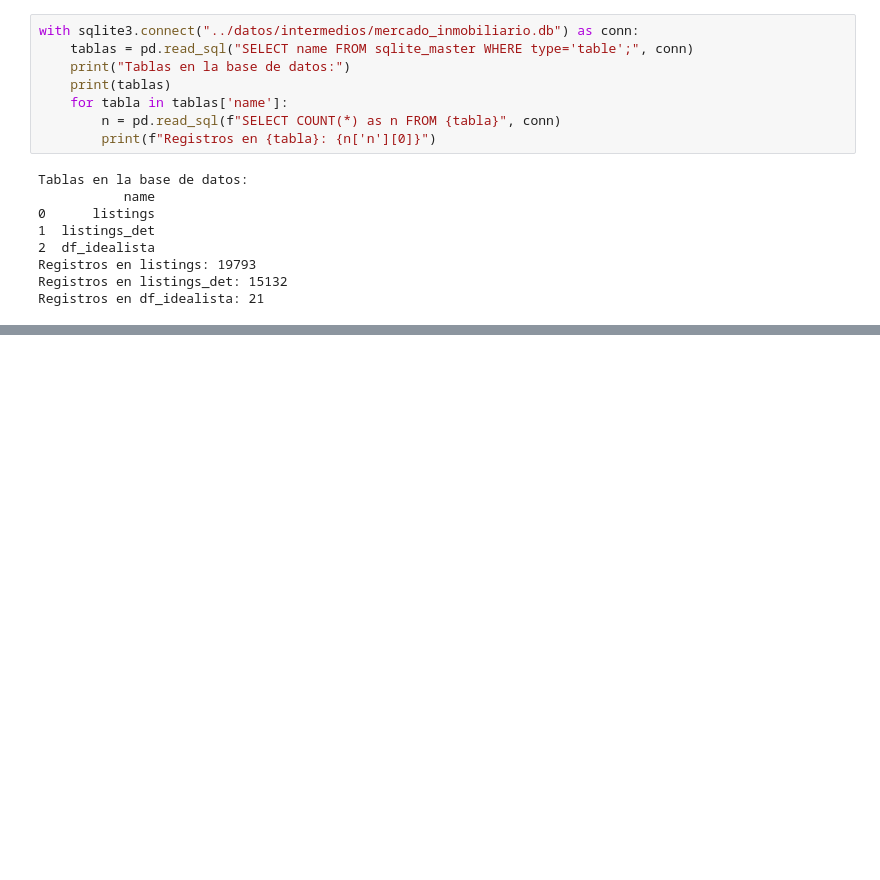
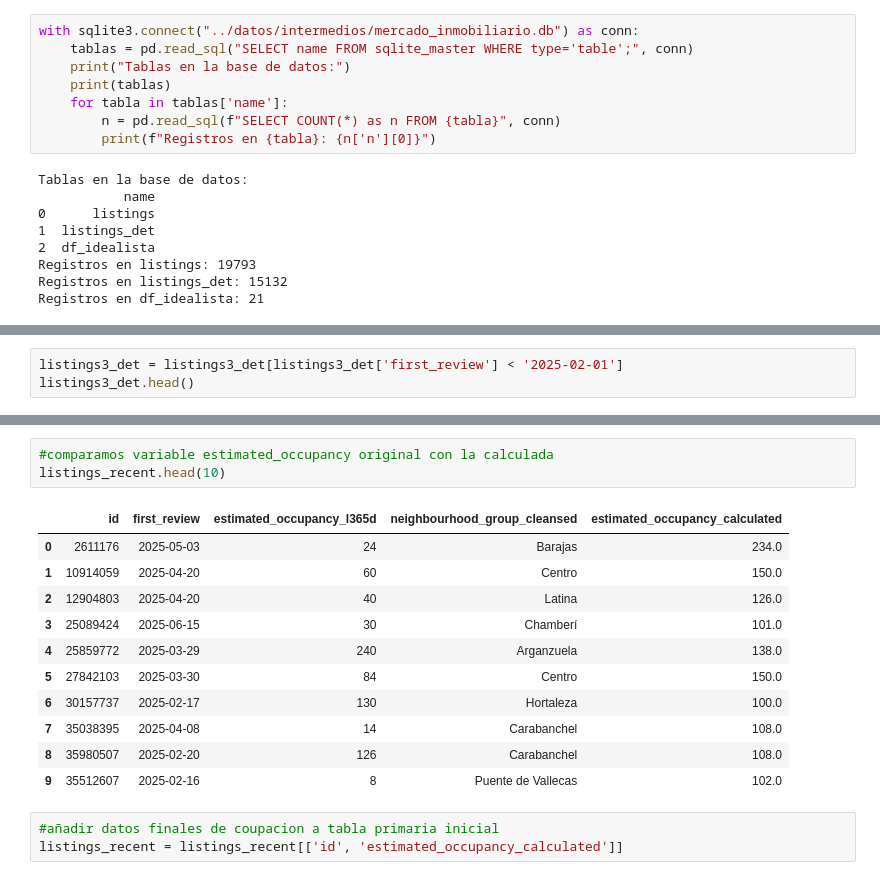
Before and after one commit to jordipsans/madrid-tourist-rental-opportunity-analysis, a Jupyter notebook: notebooks/01_ImportacionDatos.ipynb, the cells around one changed output, grey strips where cells are left out. Drawn from its saved outputs; the diff is of its cells as text; blank space fills up the shorter version.

```diff
--- a/notebooks/01_ImportacionDatos.ipynb
+++ b/notebooks/01_ImportacionDatos.ipynb
@@ -598,0 +652,3 @@ Registros en df_idealista: 21
+# %%
+listings3_det = listings3_det[listings3_det['first_review'] < '2025-02-01']
+listings3_det.head()
@@ -598,0 +720,18 @@ Registros en df_idealista: 21
+# %%
+#comparamos variable estimated_occupancy original con la calculada
+listings_recent.head(10)
+# %% [output]
+|  | id | first_review | estimated_occupancy_l365d | neighbourhood_group_cleansed | estimated_occupancy_calculated |
+| 0 | 2611176 | 2025-05-03 | 24 | Barajas | 234.0 |
+| 1 | 10914059 | 2025-04-20 | 60 | Centro | 150.0 |
+| 2 | 12904803 | 2025-04-20 | 40 | Latina | 126.0 |
+| 3 | 25089424 | 2025-06-15 | 30 | Chamberí | 101.0 |
+| 4 | 25859772 | 2025-03-29 | 240 | Arganzuela | 138.0 |
+| 5 | 27842103 | 2025-03-30 | 84 | Centro | 150.0 |
+| 6 | 30157737 | 2025-02-17 | 130 | Hortaleza | 100.0 |
+| 7 | 35038395 | 2025-04-08 | 14 | Carabanchel | 108.0 |
+| 8 | 35980507 | 2025-02-20 | 126 | Carabanchel | 108.0 |
+| 9 | 35512607 | 2025-02-16 | 8 | Puente de Vallecas | 102.0 |
+# %%
+#añadir datos finales de coupacion a tabla primaria inicial
+listings_recent = listings_recent[['id', 'estimated_occupancy_calculated']]
```
Also changed, not shown: parts of 15 cells of this notebook, 1 other file.
